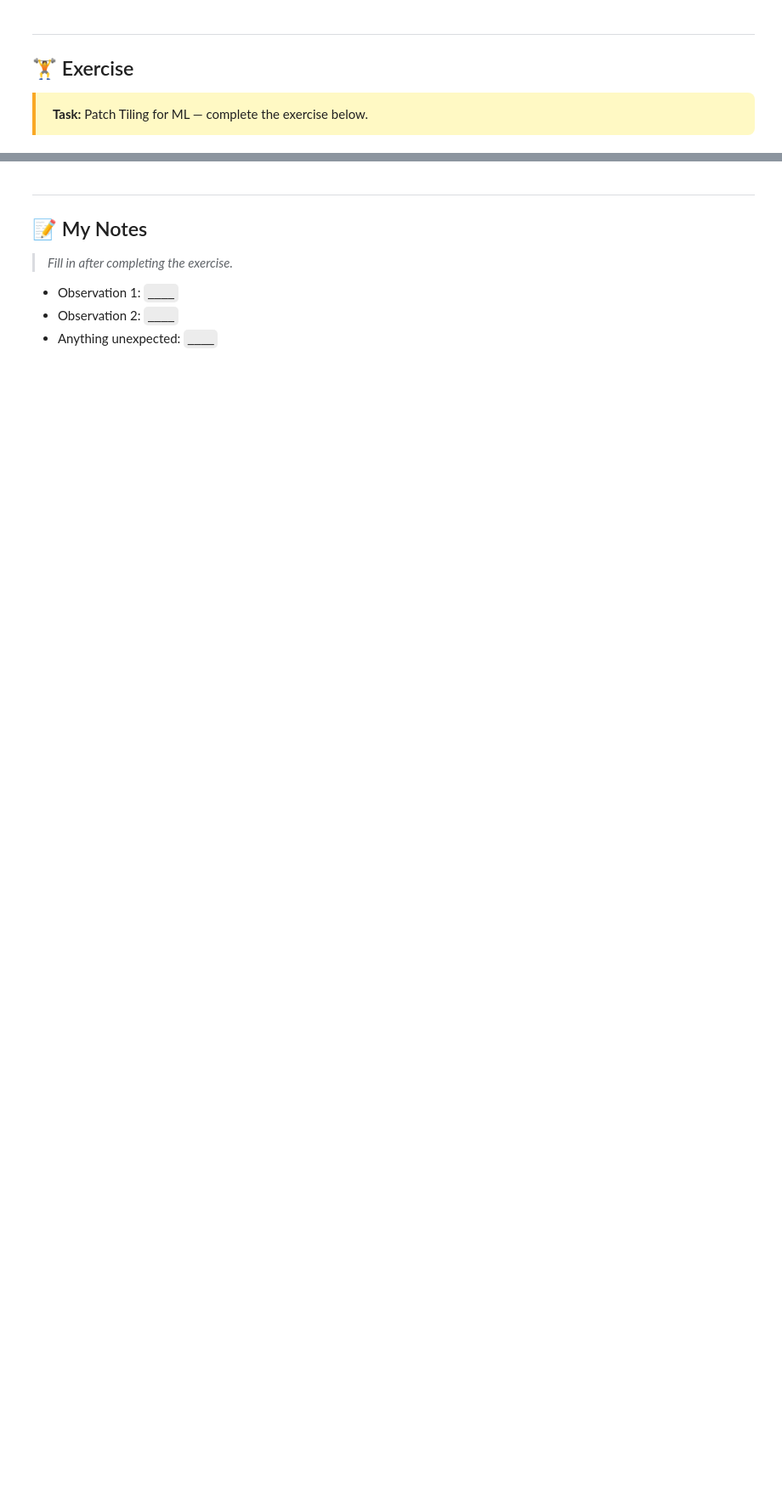
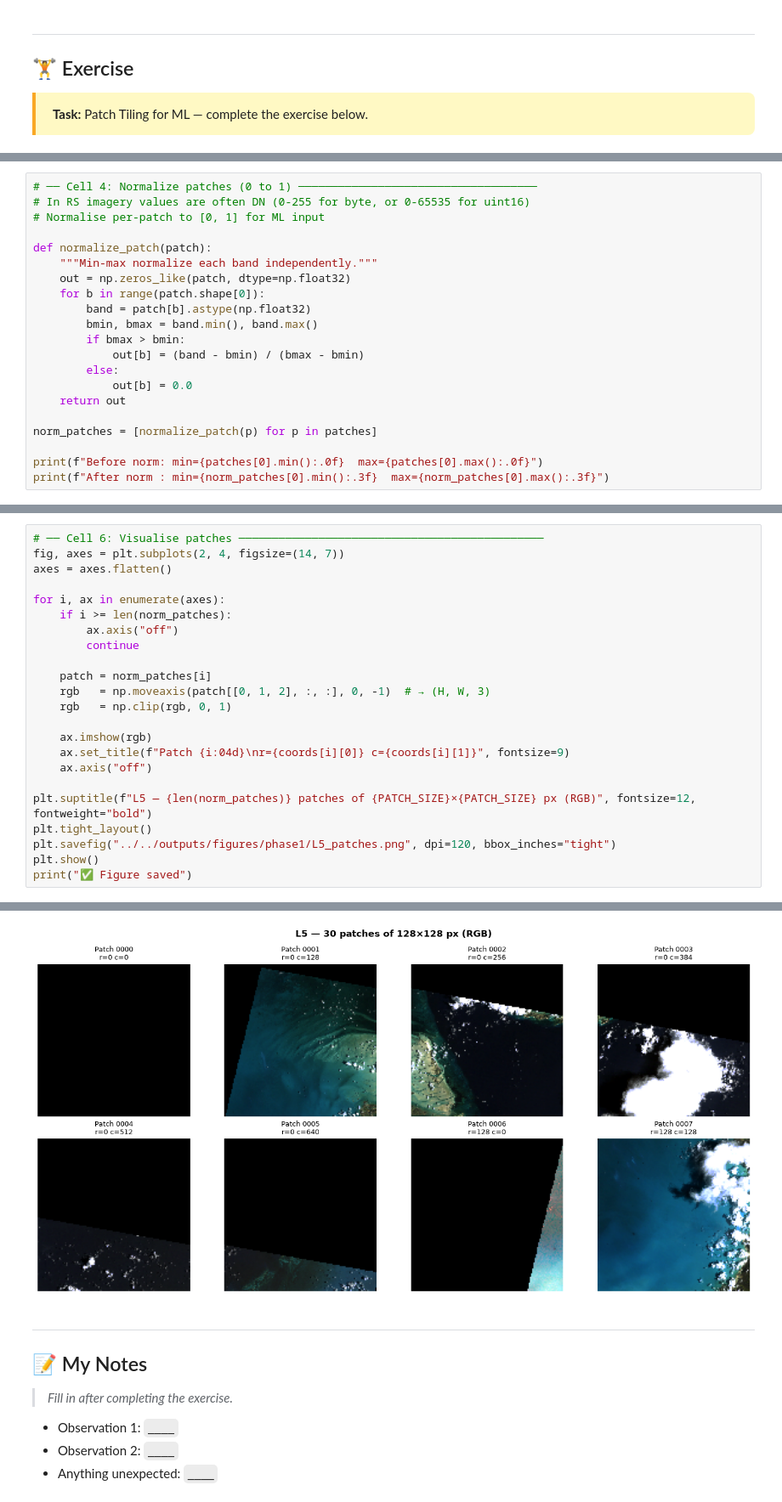
Before and after one commit to sahriararman/geospatial-cv-roadmap, a Jupyter notebook: notebooks/phase1_raster_foundations/L5_patch_tiling.ipynb, the cells around one changed output, grey strips where cells are left out. Shown at 85% size. Drawn from its saved outputs; the diff is of its cells as text; blank space fills up the shorter version.

Commit message:
Complete L5 patch tiling notebook
Co-Authored-By: Claude Sonnet 5 <noreply@anthropic.com>

```diff
--- a/notebooks/phase1_raster_foundations/L5_patch_tiling.ipynb
+++ b/notebooks/phase1_raster_foundations/L5_patch_tiling.ipynb
@@ -69,0 +127,21 @@ print(f'File found: {TIF_PATH.exists()}')
+# %%
+# ── Cell 4: Normalize patches (0 to 1) ────────────────────────────────────
+# In RS imagery values are often DN (0-255 for byte, or 0-65535 for uint16)
+# Normalise per-patch to [0, 1] for ML input
+
+def normalize_patch(patch):
+    """Min-max normalize each band independently."""
+    out = np.zeros_like(patch, dtype=np.float32)
+    for b in range(patch.shape[0]):
+        band = patch[b].astype(np.float32)
+        bmin, bmax = band.min(), band.max()
+        if bmax > bmin:
+            out[b] = (band - bmin) / (bmax - bmin)
+        else:
+            out[b] = 0.0
+    return out
+
+norm_patches = [normalize_patch(p) for p in patches]
+
+print(f"Before norm: min={patches[0].min():.0f}  max={patches[0].max():.0f}")
+print(f"After norm : min={norm_patches[0].min():.3f}  max={norm_patches[0].max():.3f}")
@@ -69,0 +183,24 @@ print(f'File found: {TIF_PATH.exists()}')
+# %%
+# ── Cell 6: Visualise patches ──────────────────────────────────────────────
+fig, axes = plt.subplots(2, 4, figsize=(14, 7))
+axes = axes.flatten()
+
+for i, ax in enumerate(axes):
+    if i >= len(norm_patches):
+        ax.axis("off")
+        continue
+
+    patch = norm_patches[i]
+    rgb   = np.moveaxis(patch[[0, 1, 2], :, :], 0, -1)  # → (H, W, 3)
+    rgb   = np.clip(rgb, 0, 1)
+
+    ax.imshow(rgb)
+    ax.set_title(f"Patch {i:04d}\nr={coords[i][0]} c={coords[i][1]}", fontsize=9)
+    ax.axis("off")
+
+plt.suptitle(f"L5 — {len(norm_patches)} patches of {PATCH_SIZE}×{PATCH_SIZE} px (RGB)", fontsize=12, fontweight="bold")
+plt.tight_layout()
+plt.savefig("../../outputs/figures/phase1/L5_patches.png", dpi=120, bbox_inches="tight")
+plt.show()
+print("✅ Figure saved")
+# %% [output]
@@ -70,3 +208,4 @@ print(f'File found: {TIF_PATH.exists()}')
+[figure, added]
 # %% [markdown]
 ---
 ## 📝 My Notes
```
Also changed, not shown: parts of 7 cells of this notebook, 1 other file.
